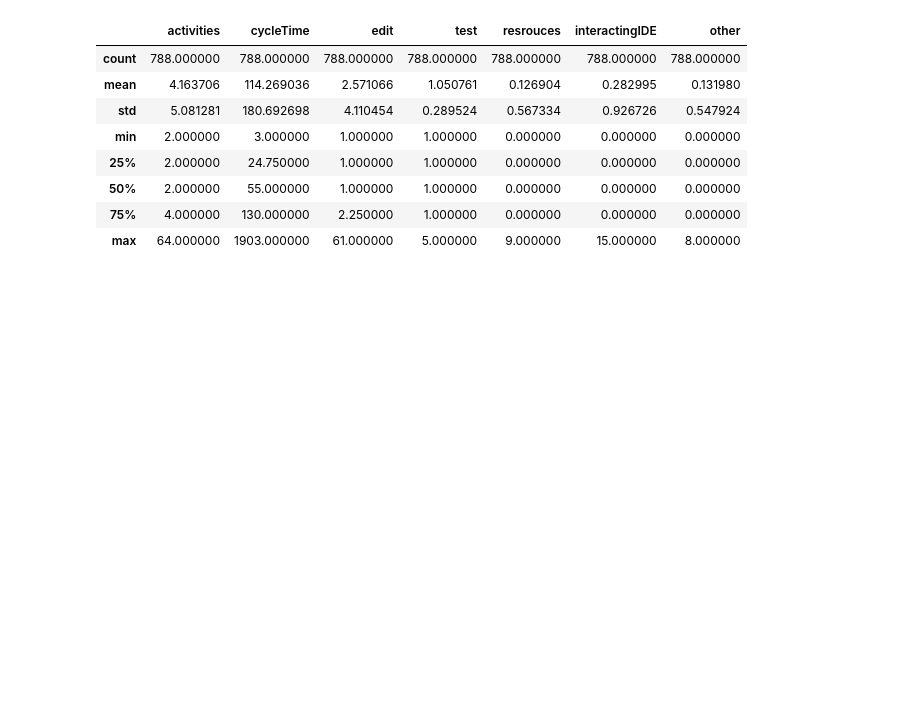
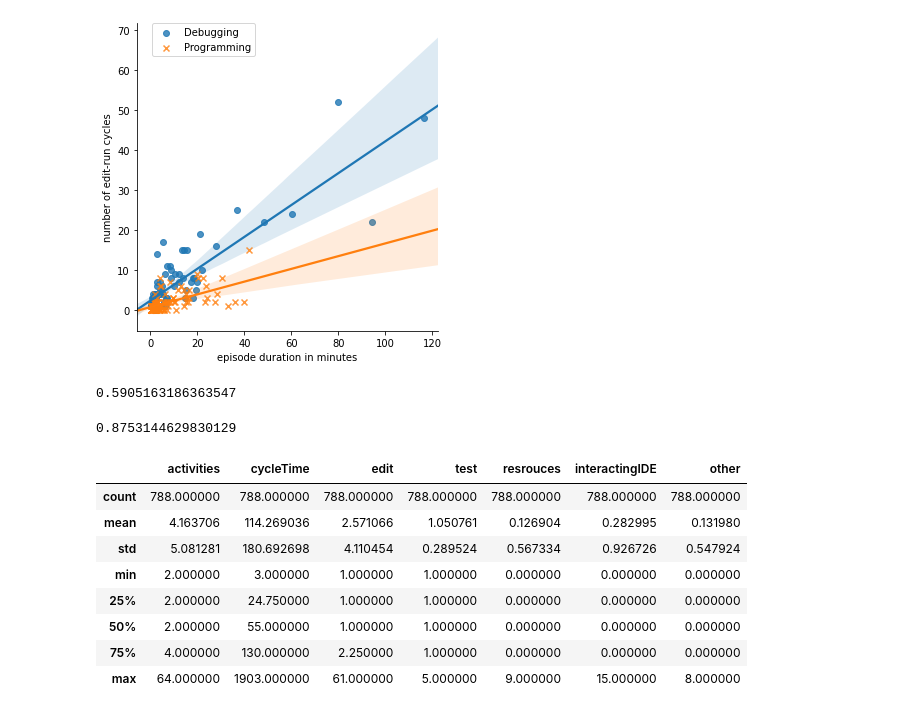
Before and after one commit to Alaboudi1/editRunCyclesAnalysis, a Jupyter notebook: detailsCycles.ipynb, the cells around one changed output. Cells and saved outputs as stored; diff of their text form; code cells hidden in the pictures; blank space fills up the shorter version.

```diff
--- a/detailsCycles.ipynb
+++ b/detailsCycles.ipynb
@@ -5,8 +5,35 @@ from numpy import mean
 import seaborn as sns
 import matplotlib.pyplot as plt
 data = pd.read_csv("DatacyclesDetails.csv")
+data1 = pd.read_csv("DataCyclesAndEpisodeTime.csv")
 activities = pd.read_json("activities.json")
 steps = pd.read_json("steps.json")
+# %%
+summary = pd.DataFrame(data1.groupby('Work').mean())
+summary1 = pd.DataFrame(data1.groupby('Work').sum())
+summary2 = pd.DataFrame(data1.groupby('Work').median())
+data1["episode duration in minutes"] = data1["episode duration in seconds"].apply(lambda x: x/60 )
+# %%
+l=sns.lmplot(x="episode duration in minutes", y="number of edit-run cycles", hue="Work",markers=["o", "x"],truncate=False, data=data1, legend_out=False)
+plt.legend(bbox_to_anchor=(0.05, 1), loc=2, borderaxespad=0.)
+plt.tight_layout()
+plt.savefig("episodeTimeVsCycle.pdf")
+# %% [output]
+[figure, added]
+# %%
+# this is correlation for the number of cycles and progamming time
+programming = data1.loc[(data1.Work == "Programming")]
+rProgramming = programming["episode duration in minutes"].corr(programming["number of edit-run cycles"])
+rProgramming
+# %% [output]
+0.5905163186363547
+# %%
+# this is correlation for the number of cycles and progamming time
+debugging = data1.loc[(data1.Work == "Debugging")]
+rDebugging = debugging["episode duration in minutes"].corr(debugging["number of edit-run cycles"])
+rDebugging
+# %% [output]
+0.8753144629830129
 # %%
 debugging = data.loc[(data.work == "Debugging")]
 programming = data.loc[(data.work == "Programming")]
```
Also changed, not shown: parts of 3 cells of this notebook, 19 other files.
